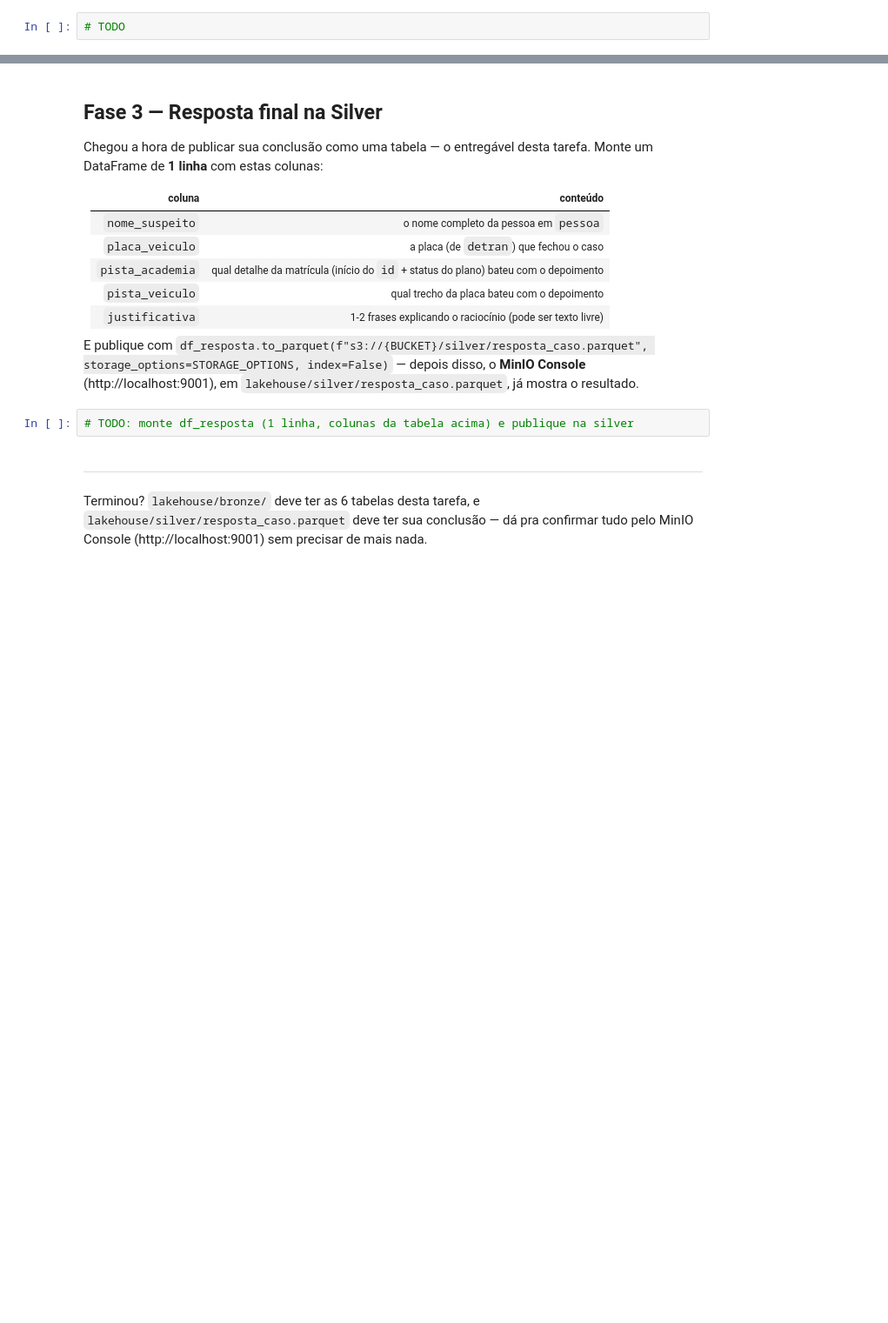
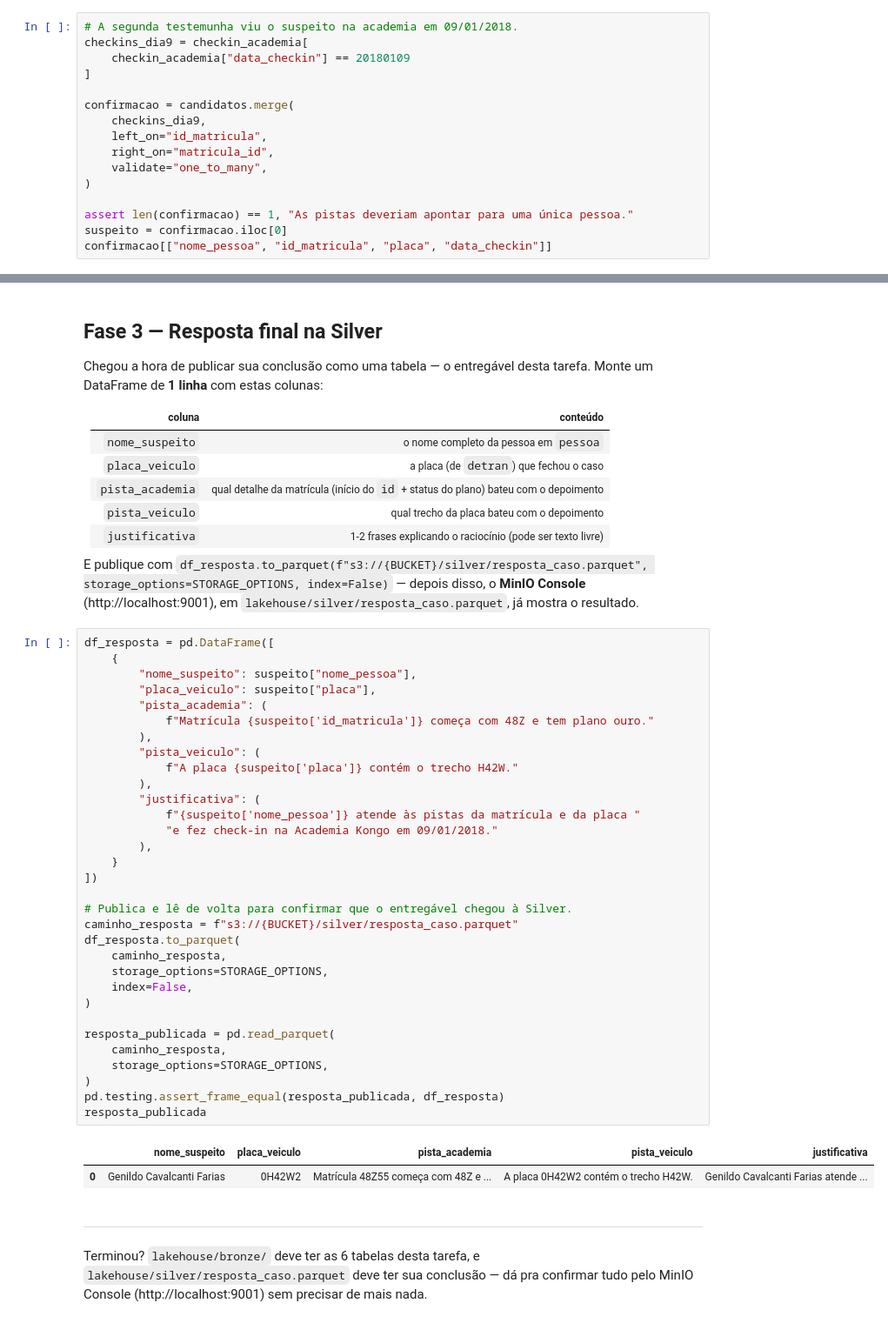
Before and after one commit to gustavo-teno/data-lakehouse-101, a Jupyter notebook: jupyter/notebooks/investigacao.ipynb, the cells around one changed output, grey strips where cells are left out. Shown at 87% size. Drawn from its saved outputs; the diff is of its cells as text; blank space fills up the shorter version.

Commit message:
conclui investigacao e publica resposta na silver

```diff
--- a/jupyter/notebooks/investigacao.ipynb
+++ b/jupyter/notebooks/investigacao.ipynb
@@ -125,4 +357,18 @@ Um assassinato foi registrado em **João Pessoa** em **15/01/2018**.
 # %% [markdown]
 ### Passo 5 — confirmar com o check-in
 # %%
-# TODO
+# A segunda testemunha viu o suspeito na academia em 09/01/2018.
+checkins_dia9 = checkin_academia[
+    checkin_academia["data_checkin"] == 20180109
+]
+
+confirmacao = candidatos.merge(
+    checkins_dia9,
+    left_on="id_matricula",
+    right_on="matricula_id",
+    validate="one_to_many",
+)
+
+assert len(confirmacao) == 1, "As pistas deveriam apontar para uma única pessoa."
+suspeito = confirmacao.iloc[0]
+confirmacao[["nome_pessoa", "id_matricula", "placa", "data_checkin"]]
@@ -141,7 +390,40 @@ Chegou a hora de publicar sua conclusão como uma tabela — o entregável desta
 
 E publique com `df_resposta.to_parquet(f"s3://{BUCKET}/silver/resposta_caso.parquet", storage_options=STORAGE_OPTIONS, index=False)` — depois disso, o **MinIO Console** (http://localhost:9001), em `lakehouse/silver/resposta_caso.parquet`, já mostra o resultado.
 # %%
-# TODO: monte df_resposta (1 linha, colunas da tabela acima) e publique na silver
+df_resposta = pd.DataFrame([
+    {
+        "nome_suspeito": suspeito["nome_pessoa"],
+        "placa_veiculo": suspeito["placa"],
+        "pista_academia": (
+            f"Matrícula {suspeito['id_matricula']} começa com 48Z e tem plano ouro."
+        ),
+        "pista_veiculo": (
+            f"A placa {suspeito['placa']} contém o trecho H42W."
+        ),
+        "justificativa": (
+            f"{suspeito['nome_pessoa']} atende às pistas da matrícula e da placa "
+            "e fez check-in na Academia Kongo em 09/01/2018."
+        ),
+    }
+])
+
+# Publica e lê de volta para confirmar que o entregável chegou à Silver.
+caminho_resposta = f"s3://{BUCKET}/silver/resposta_caso.parquet"
+df_resposta.to_parquet(
+    caminho_resposta,
+    storage_options=STORAGE_OPTIONS,
+    index=False,
+)
+
+resposta_publicada = pd.read_parquet(
+    caminho_resposta,
+    storage_options=STORAGE_OPTIONS,
+)
+pd.testing.assert_frame_equal(resposta_publicada, df_resposta)
+resposta_publicada
+# %% [output]
+|  | nome_suspeito | placa_veiculo | pista_academia | pista_veiculo | justificativa |
+| 0 | Genildo Cavalcanti Farias | 0H42W2 | Matrícula 48Z55 começa com 48Z e ... | A placa 0H42W2 contém o trecho H42W. | Genildo Cavalcanti Farias atende ... |
 # %% [markdown]
 ---
 
```
Also changed, not shown: parts of 15 cells of this notebook.
